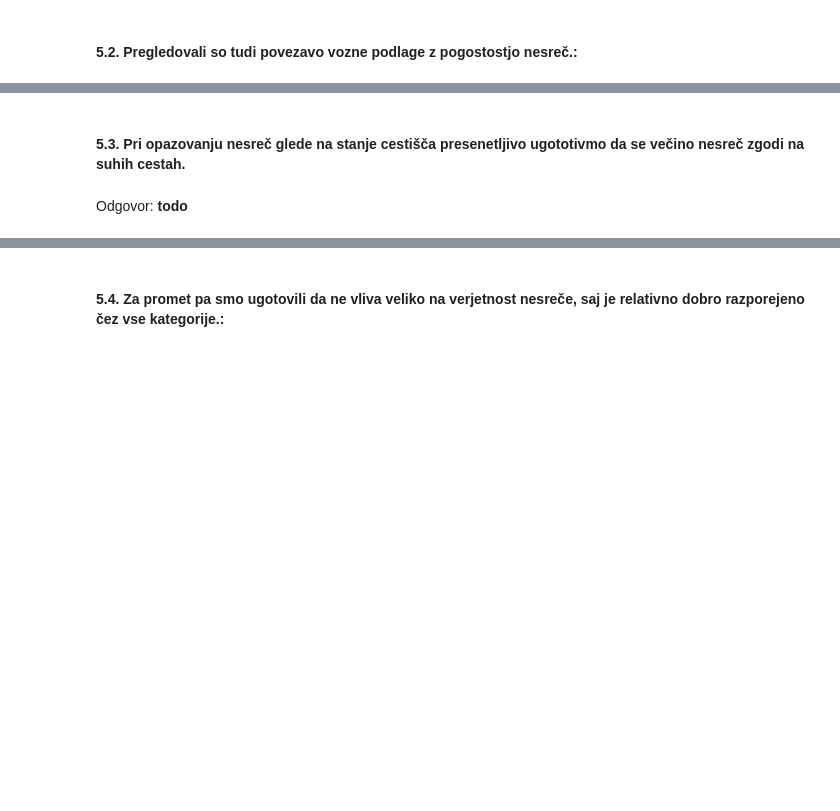
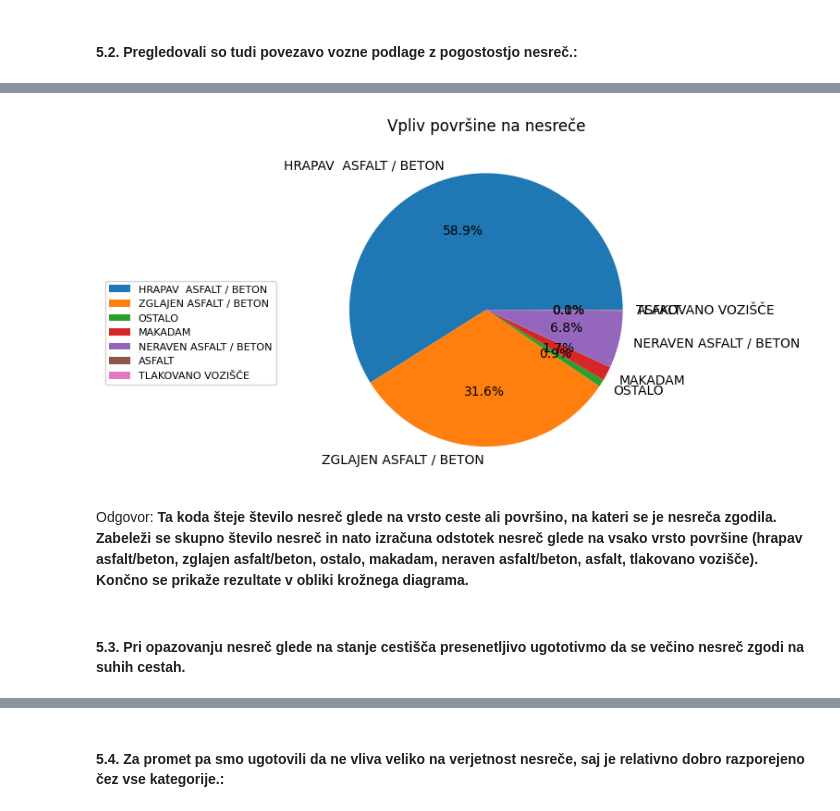
Before and after one commit to UrhPercic/PR22UMZ, a Jupyter notebook: report.ipynb, the cells around one changed output, grey strips where cells are left out. Saved outputs shown, nothing was run; the diff lists cells and outputs as text; code cells hidden in the pictures; blank space fills up the shorter version.

```diff
--- a/report.ipynb
+++ b/report.ipynb
@@ -163,4 +193,43 @@ Odgovor: **todo**
+# %%
+import os
+import csv
+import matplotlib.pyplot as plt
+total_accidents = 0
+rough, smooth, other, gravel, bumpy, asphalt, concrete, tile = 0, 0, 0, 0, 0, 0, 0, 0
+for row in combined_data:
+    surface = row[19]
+    total_accidents += 1
+    if surface == 'HRAPAV  ASFALT / BETON':
+        rough += 1
+    if surface == 'ZGLAJEN ASFALT / BETON':
+        smooth += 1
+    if surface == 'OSTALO':
+        other += 1
+    if surface == 'MAKADAM':
+        gravel += 1
+    if surface == 'ASFALT':
+        asphalt += 1
+    if surface == 'BETON':
+        concrete += 1
+    if surface == 'TLAKOVANO VOZIŠÈE':
+        tile += 1
+percent_rough = rough / total_accidents * 100
+percent_smooth = smooth / total_accidents * 100
+percent_other = other / total_accidents * 100
+percent_gravel = gravel / total_accidents * 100
+percent_asphalt = asphalt / total_accidents * 100
+percent_concrete = concrete / total_accidents * 100
+percent_tile = tile / total_accidents * 100
+labels = ['HRAPAV  ASFALT / BETON', 'ZGLAJEN ASFALT / BETON', 'OSTALO', 'MAKADAM', 'NERAVEN ASFALT / BETON', 'ASFALT', 'TLAKOVANO VOZIŠČE']
+percentages = [float(percent_rough), float(percent_smooth), float(percent_other), float(percent_gravel), float(percent_asphalt), float(percent_concrete), float(percent_tile)]
+fig, ax = plt.subplots()
+ax.pie(percentages, labels=labels, autopct='%1.1f%%')
+ax.set_title('Vpliv površine na nesreče')
+plt.legend(bbox_to_anchor=(-0.1, .6), fontsize=8)
+plt.show()
+# %% [output]
+[figure, added]
+# %% [markdown]
+Odgovor: **Ta koda šteje število nesreč glede na vrsto ceste ali površino, na kateri se je nesreča zgodila. Zabeleži se skupno število nesreč in nato izračuna odstotek nesreč glede na vsako vrsto površine (hrapav asfalt/beton, zglajen asfalt/beton, ostalo, makadam, neraven asfalt/beton, asfalt, tlakovano vozišče). Končno se prikaže rezultate v obliki krožnega diagrama.**
 # %% [markdown]
 #### 5.3. Pri opazovanju nesreč glede na stanje cestišča presenetljivo ugototivmo da se večino nesreč zgodi na suhih cestah.
-# %% [markdown]
-Odgovor: **todo**
```
Also changed, not shown: parts of 11 cells of this notebook.
